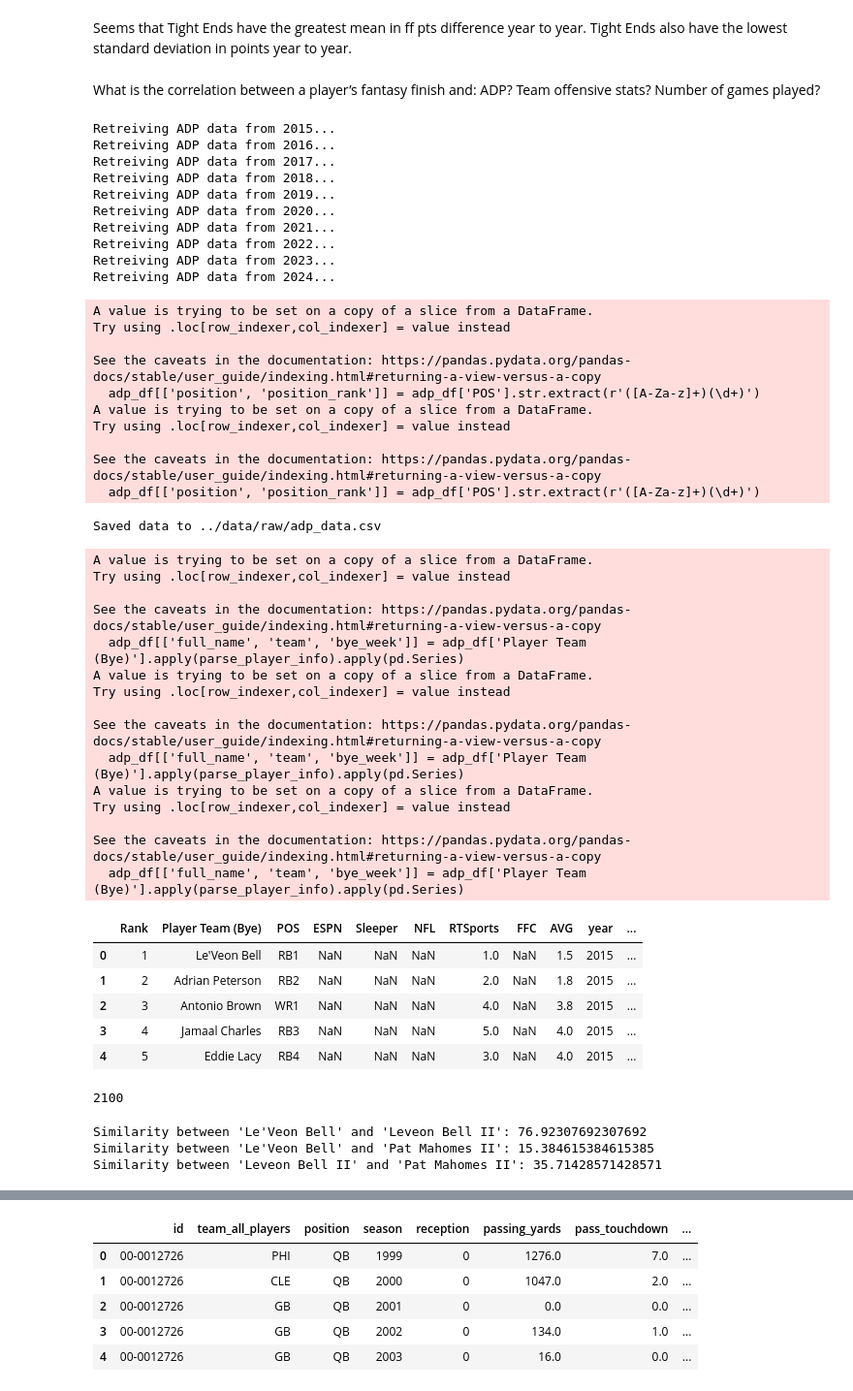
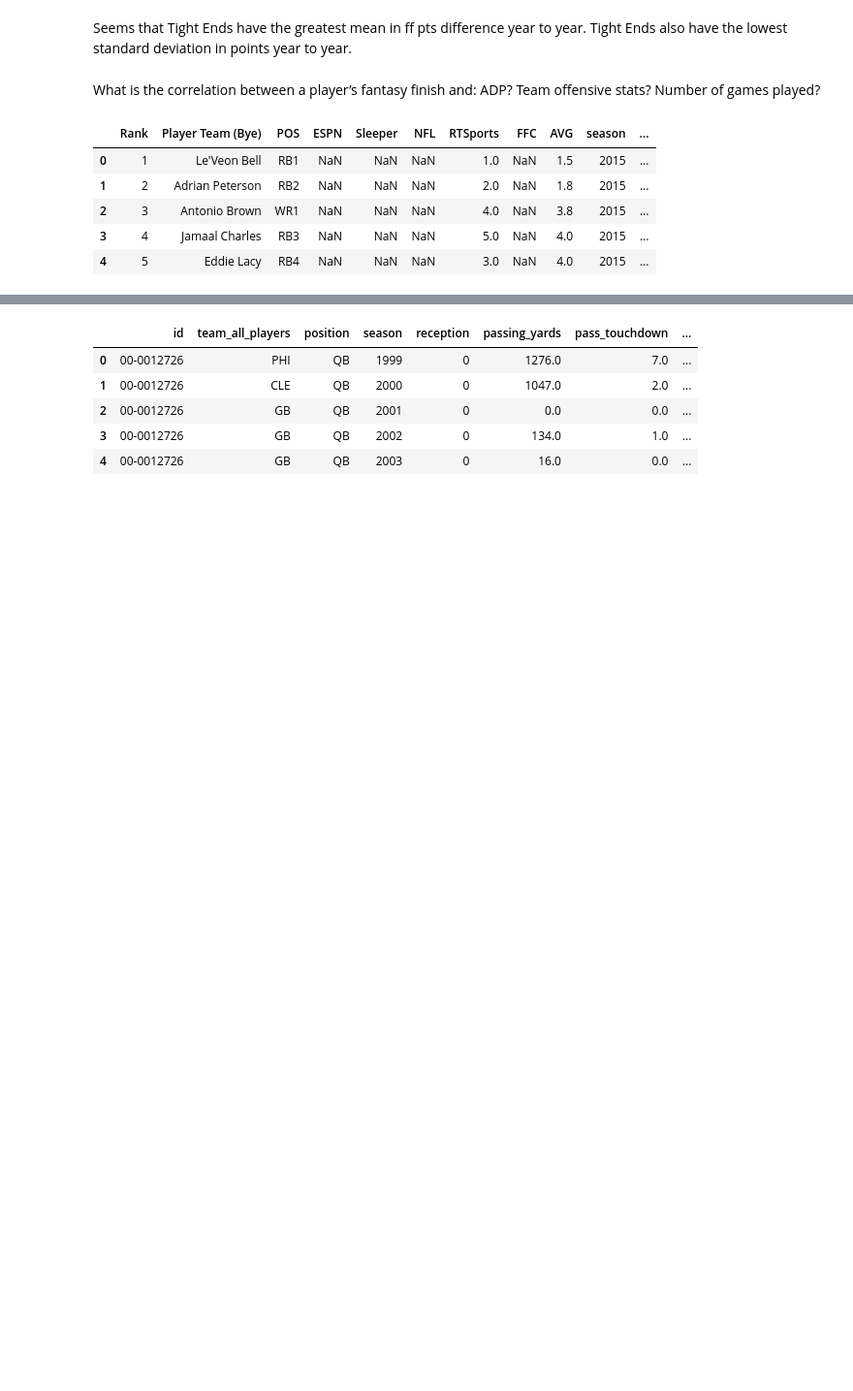
Before and after one commit to alexanderjireland/ff-draft-optimizer, a Jupyter notebook: notebooks/eda.ipynb, the cells around one changed output, grey strips where cells are left out. Shown: that part at 97% size. Cells and saved outputs as stored; diff of their text form; code cells hidden in the pictures; blank space fills up the shorter version.

```diff
--- a/notebooks/eda.ipynb
+++ b/notebooks/eda.ipynb
@@ -169,72 +124,11 @@ def adp_data_all_years(most_recent_year, split=False, save_to_csv=False, csv_fil
 # %%
-adp_data = adp_data_all_years(2024, split=True, save_to_csv=True, csv_filepath='../data/raw/adp_data.csv')
-#adp_data = pd.read_csv('../data/raw/adp_data.csv')
+#adp_data = adp_data_all_years(2024, split=True, save_to_csv=True, csv_filepath='../data/raw/adp_data.csv')
+adp_data = pd.read_csv('../data/raw/adp_data.csv')
 adp_data.head()
 # %% [output]
-Retreiving ADP data from 2015...
-Retreiving ADP data from 2016...
-Retreiving ADP data from 2017...
-Retreiving ADP data from 2018...
-Retreiving ADP data from 2019...
-Retreiving ADP data from 2020...
-Retreiving ADP data from 2021...
-Retreiving ADP data from 2022...
-Retreiving ADP data from 2023...
-Retreiving ADP data from 2024...
-A value is trying to be set on a copy of a slice from a DataFrame.
-Try using .loc[row_indexer,col_indexer] = value instead
-
-See the caveats in the documentation: https://pandas.pydata.org/pandas-docs/stable/user_guide/indexing.html#returning-a-view-versus-a-copy
-  adp_df[['position', 'position_rank']] = adp_df['POS'].str.extract(r'([A-Za-z]+)(\d+)')
-A value is trying to be set on a copy of a slice from a DataFrame.
-Try using .loc[row_indexer,col_indexer] = value instead
-
-See the caveats in the documentation: https://pandas.pydata.org/pandas-docs/stable/user_guide/indexing.html#returning-a-view-versus-a-copy
-  adp_df[['position', 'position_rank']] = adp_df['POS'].str.extract(r'([A-Za-z]+)(\d+)')
-Saved data to ../data/raw/adp_data.csv
-A value is trying to be set on a copy of a slice from a DataFrame.
-Try using .loc[row_indexer,col_indexer] = value instead
-
-See the caveats in the documentation: https://pandas.pydata.org/pandas-docs/stable/user_guide/indexing.html#returning-a-view-versus-a-copy
-  adp_df[['full_name', 'team', 'bye_week']] = adp_df['Player Team (Bye)'].apply(parse_player_info).apply(pd.Series)
-A value is trying to be set on a copy of a slice from a DataFrame.
-Try using .loc[row_indexer,col_indexer] = value instead
-
-See the caveats in the documentation: https://pandas.pydata.org/pandas-docs/stable/user_guide/indexing.html#returning-a-view-versus-a-copy
-  adp_df[['full_name', 'team', 'bye_week']] = adp_df['Player Team (Bye)'].apply(parse_player_info).apply(pd.Series)
-A value is trying to be set on a copy of a slice from a DataFrame.
-Try using .loc[row_indexer,col_indexer] = value instead
-
-See the caveats in the documentation: https://pandas.pydata.org/pandas-docs/stable/user_guide/indexing.html#returning-a-view-versus-a-copy
-  adp_df[['full_name', 'team', 'bye_week']] = adp_df['Player Team (Bye)'].apply(parse_player_info).apply(pd.Series)
-|  | Rank | Player Team (Bye) | POS | ESPN | Sleeper | NFL | RTSports | FFC | AVG | year | ... |
+|  | Rank | Player Team (Bye) | POS | ESPN | Sleeper | NFL | RTSports | FFC | AVG | season | ... |
 | 0 | 1 | Le'Veon Bell | RB1 | NaN | NaN | NaN | 1.0 | NaN | 1.5 | 2015 | ... |
 | 1 | 2 | Adrian Peterson | RB2 | NaN | NaN | NaN | 2.0 | NaN | 1.8 | 2015 | ... |
 | 2 | 3 | Antonio Brown | WR1 | NaN | NaN | NaN | 4.0 | NaN | 3.8 | 2015 | ... |
 | 3 | 4 | Jamaal Charles | RB3 | NaN | NaN | NaN | 5.0 | NaN | 4.0 | 2015 | ... |
 | 4 | 5 | Eddie Lacy | RB4 | NaN | NaN | NaN | 3.0 | NaN | 4.0 | 2015 | ... |
-# %%
-adp_data['full_name'].nunique()
-# %% [output]
-2100
-# %%
-# Now to figure out how to merge on names...
-
-# Would like a function that takes all_players full_name and matches with adp_data full_name.
-# To do this, I think I will use fuzzy word matching, along with team and season data to find closest matches.
-# Then, return a df containing the season, team, and name from each dataframe that were 'matched' to check.
-# Finally, provide all names that had no matches.
-
-from rapidfuzz import fuzz
-
-name1 = "Le'Veon Bell"
-name2 = 'Leveon Bell II'
-name3 = 'Pat Mahomes II'
-
-print(f"Similarity between '{name1}' and '{name2}': {fuzz.ratio(name1, name2)}")
-print(f"Similarity between '{name1}' and '{name3}': {fuzz.ratio(name1, name3)}")
-print(f"Similarity between '{name2}' and '{name3}': {fuzz.ratio(name2, name3)}")
-# %% [output]
-Similarity between 'Le'Veon Bell' and 'Leveon Bell II': 76.92307692307692
-Similarity between 'Le'Veon Bell' and 'Pat Mahomes II': 15.384615384615385
-Similarity between 'Leveon Bell II' and 'Pat Mahomes II': 35.71428571428571
```
Also changed, not shown: parts of 28 cells of this notebook, 1 other file.
